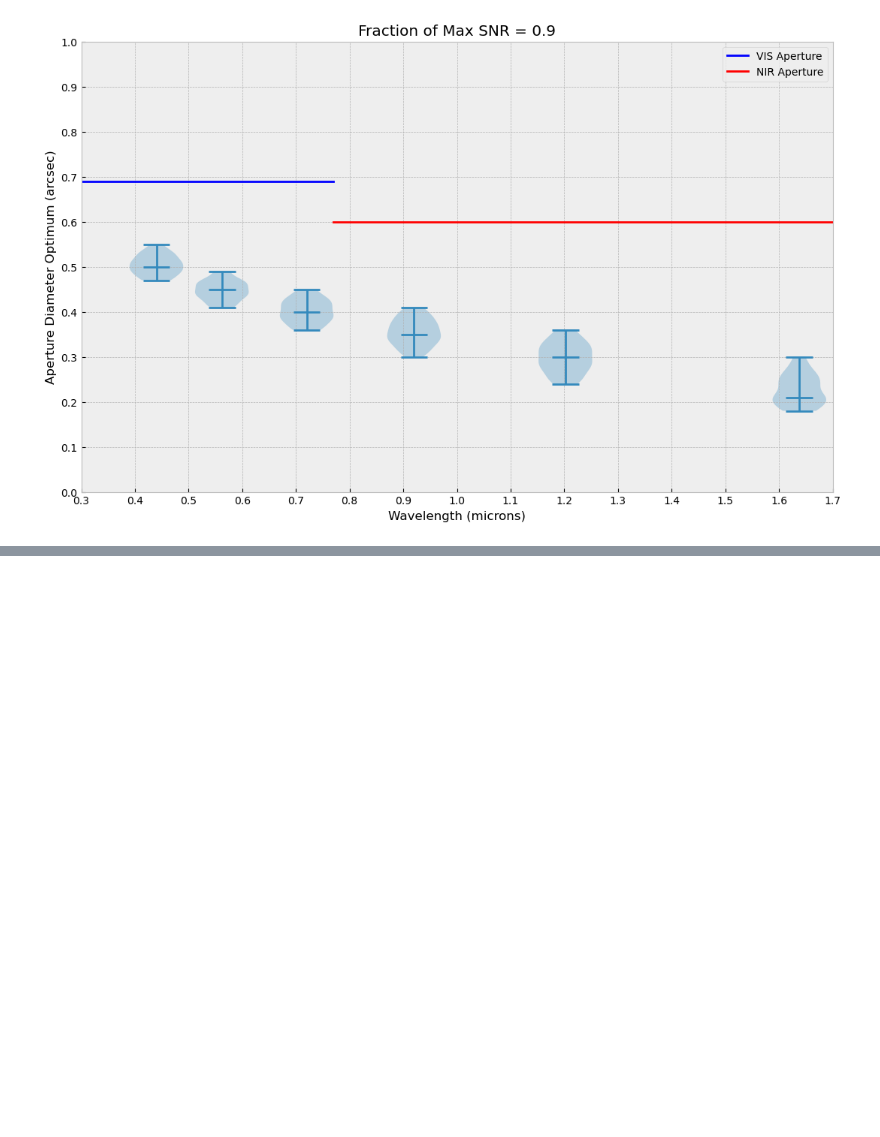
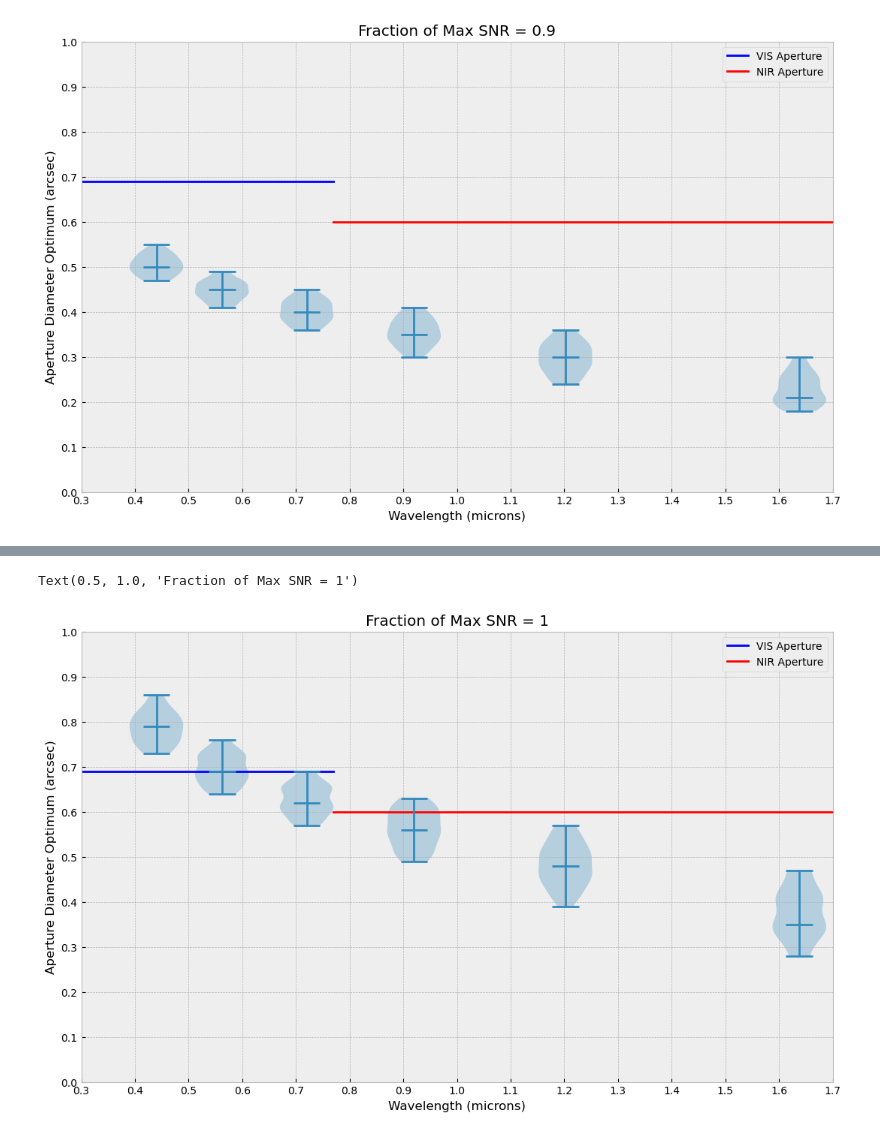
Before and after one commit to JamianStephan/MOSAIC-AD-Analysis, a Jupyter notebook: Main-Version/Side-Work/SNR-Calculations.ipynb, the cells around one changed output, grey strips where cells are left out. Drawn from its saved outputs; the diff is of its cells as text; code cells hidden in the pictures; blank space fills up the shorter version.

```diff
--- a/Main-Version/Side-Work/SNR-Calculations.ipynb
+++ b/Main-Version/Side-Work/SNR-Calculations.ipynb
@@ -275,0 +238,27 @@ print(trans)
+# %%
+fraction=1
+d_opt_comb=[] #first index is wavelength, second is axis alignment
+for SNR_vals in SNR_wavelength_comb:
+    d_opt=[]
+    for i in range(0,49):
+        d_opt_val,void=find_d_opt(d_range.value,SNR_vals[i],fraction)
+        d_opt.append(d_opt_val)
+    d_opt_comb.append(d_opt)
+
+fig=plt.figure(figsize=[10,6])
+ax=fig.add_axes([0,0,1,1])
+plt.axhline(y=0.69,xmin=0,xmax=0.3357,label="VIS Aperture",color='blue')
+plt.axhline(y=0.6,xmin=0.3357,xmax=1,label="NIR Aperture",color='red')
+bp= ax.violinplot(d_opt_comb,positions=np.array(wavelength_range)/1000,widths=0.1,showmedians=True)
+plt.ylim(0,1)
+plt.xlim(0.3,1.7)
+plt.ylabel("Aperture Diameter Optimum (arcsec)")
+plt.xlabel("Wavelength (microns)")
+
+plt.yticks(np.arange(0,1.1,.1))
+plt.xticks(np.arange(0.3,1.8,0.1))
+plt.legend()
+plt.title("Fraction of Max SNR = {}".format(fraction))
+# %% [output]
+Text(0.5, 1.0, 'Fraction of Max SNR = 1')
+[figure, added]
```
Also changed, not shown: parts of 15 cells of this notebook, 3 other files.
